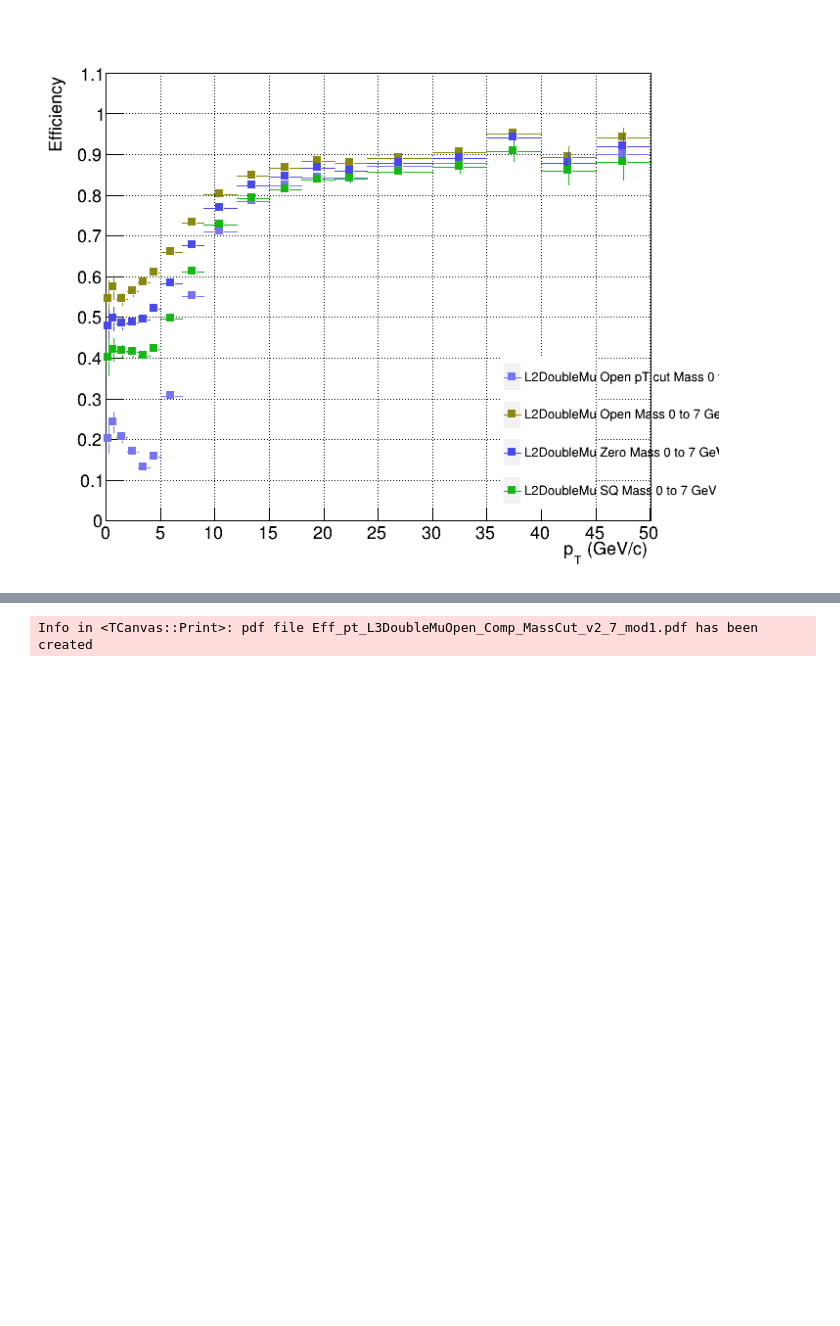
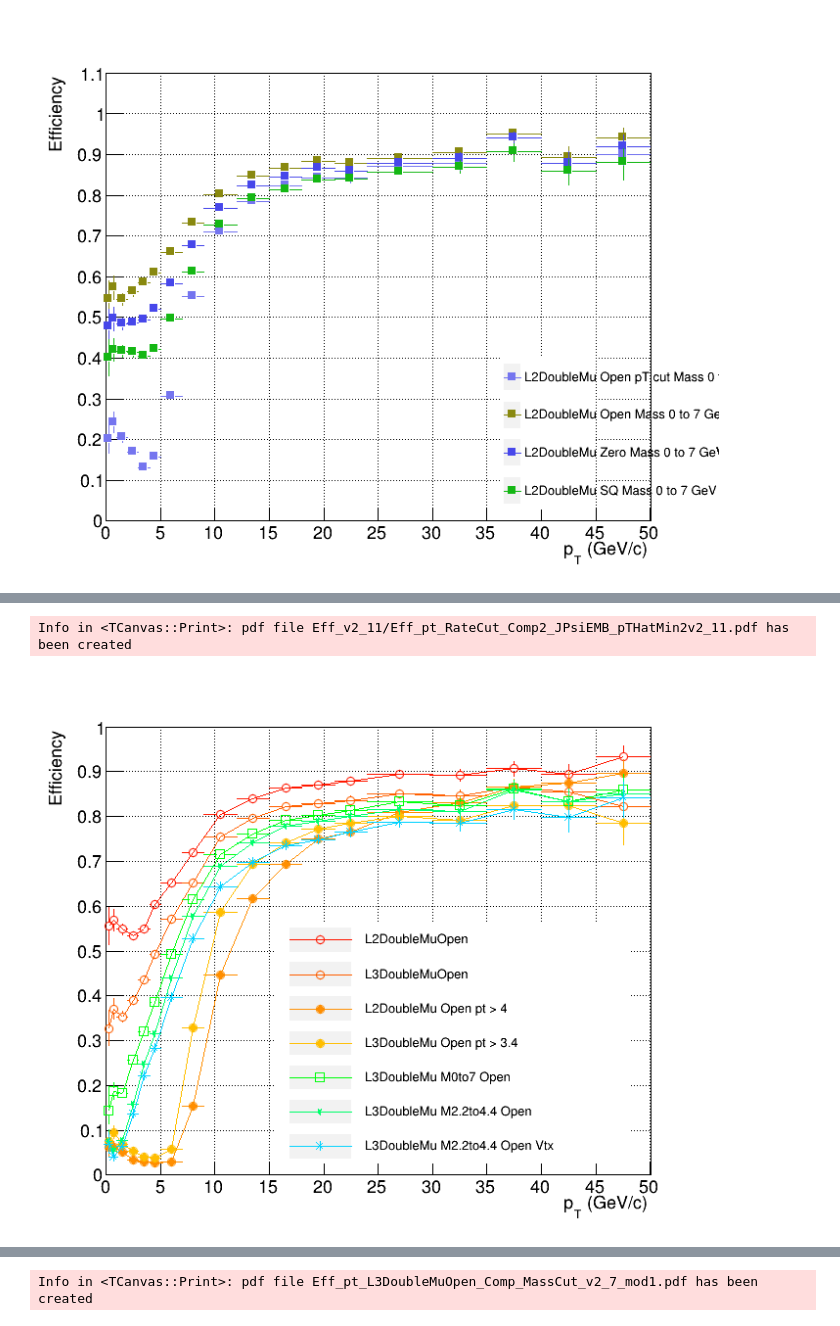
Before and after one commit to vince502/EffCalc, a Jupyter notebook: GetEfficiency.ipynb, the cells around one changed output, grey strips where cells are left out. Cells and saved outputs as stored; diff of their text form; code cells hidden in the pictures; blank space fills up the shorter version.

```diff
--- a/GetEfficiency.ipynb
+++ b/GetEfficiency.ipynb
@@ -229,3 +296,40 @@ Info in <TCanvas::Print>: pdf file Eff_v2_9/Eff_pt_DoubleMuOpenMass_Comp_JPsiEMB
+# %%
+
+leg.SetNColumns(1)
+leg.SetTextSize(0.024)
+leg.SetX1(0.35);leg.SetX2(0.87);leg.SetY1(0.12);leg.SetY2(0.55);
+leg.Clear()
+#canv, leg = DrawTrigSeq(f_out1.Get("L1DoubleMuOpen"), 'pt', canv, _col = 221, _leg = leg, _disc = "L1DoubleMuOpen v2-6")
+#canv, leg = DrawTrigSeq(f_out1.Get("L1DoubleMuZero"), 'pt', canv, _and = True, _col = 221, _leg = leg, _disc = "L1DoubleMuZero v2-6")
+#canv, leg = DrawTrigSeq(f_out1.Get("L1DoubleMuSQ"), 'pt', canv, _and = True, _col = 208, _leg = leg, _disc = "L1DoubleMu SQ v2-6")
+
+canv, leg = DrawTrigSeq(f_out2.Get("L2DoubleMuOpen"), 'pt', canv, _and = False, _col = getcolor(0), _leg = leg, _marker = 24, _disc = "L2DoubleMuOpen")# %s" % ver1)# v2-7-mod1")
+canv, leg = DrawTrigSeq(f_out2.Get("L3DoubleMuOpen"), 'pt', canv, _and = True, _col = getcolor(1), _leg = leg, _marker = 24, _disc = "L3DoubleMuOpen")# %s" % ver1)# v2-7-mod1")
+canv, leg = DrawTrigSeq(f_out2.Get("L2DoubleMuOpen"), 'pt_4p0', canv, _and = True, _col = getcolor(2), _leg = leg, _marker = 20, _disc = "L2DoubleMu Open pt > 4")# %s" % ver1)# v2-7-mod1")
+canv, leg = DrawTrigSeq(f_out2.Get("L3DoubleMuOpen"), 'pt_3p4', canv, _and = True, _col = getcolor(3), _leg = leg, _marker = 20, _disc = "L3DoubleMu Open pt > 3.4")# %s" % ver1)# v2-7-mod1")
+canv, leg = DrawTrigSeq(f_out2.Get("L3DoubleMuOpen_drMax3p5_M0to7_Open"), 'pt', canv, _and = True, _col = getcolor(10), _leg = leg, _marker = 25, _disc = "L3DoubleMu M0to7 Open")# %s" % ver1)# v2-7-mod1")
+canv, leg = DrawTrigSeq(f_out2.Get("L3DoubleMuOpen_drMax3p5_M2p2to4p4_Open"), 'pt', canv, _and = True, _col = getcolor(12), _leg = leg, _marker = 29, _disc = "L3DoubleMu M2.2to4.4 Open")# %s" % ver1)# v2-7-mod1")
+canv, leg = DrawTrigSeq(f_out2.Get("L3DoubleMuOpen_drMax3p5_M2p2to4p4_Open_Vtx"), 'pt', canv, _and = True, _col = getcolor(16), _leg = leg, _marker = 31, _disc = "L3DoubleMu M2.2to4.4 Open Vtx")# %s" % ver1)# v2-7-mod1")
+
+
+# canv, leg = DrawTrigSeq(f_out2.Get("L2DoubleMuZero"), 'pt', canv, _and = True, _col = getcolor(6), _leg = leg, _marker = 25, _disc = "L2DoubleMuZero")# %s" % ver1)# v2-7-mod1")
+# canv, leg = DrawTrigSeq(f_out2.Get("L3DoubleMuZero"), 'pt', canv, _and = True, _col = getcolor(8), _leg = leg, _marker = 25, _disc = "L3DoubleMuZero")# %s" % ver1)# v2-7-mod1")
+# canv, leg = DrawTrigSeq(f_out2.Get("L2DoubleMuZero"), 'pt_3p8', canv, _and = True, _col = getcolor(10), _leg = leg, _marker = 39,  _disc = "L2DoubleMuZero pt > 3.8")#%s" % ver1)# v2-7-mod1")
+# canv, leg = DrawTrigSeq(f_out2.Get("L3DoubleMuZero"), 'pt_3p1', canv, _and = True, _col = getcolor(12), _leg = leg, _marker = 21, _disc = "L3DoubleMuZero pt > 3.1")#%s" % ver1)# v2-7-mod1")
+
+# canv, leg = DrawTrigSeq(f_out2.Get("L2DoubleMuSQ"), 'pt', canv, _and = True, _col = getcolor(16), _leg = leg, _marker = 26, _disc = "L2DoubleMu SQ")# %s" % ver1)# v2-7-mod1")
+# canv, leg = DrawTrigSeq(f_out2.Get("L3DoubleMuSQ"), 'pt', canv, _and = True, _col = getcolor(18), _leg = leg, _marker = 26, _disc = "L3DoubleMu SQ")# %s" % ver1)# v2-7-mod1")
+# canv, leg = DrawTrigSeq(f_out2.Get("L2DoubleMuSQ"), 'pt_3p5', canv, _and = True, _col = getcolor(20), _leg = leg, _marker = 22, _disc = "L2DoubleMu SQ pt > 3.5")# %s" % ver1)# v2-7-mod1")
+# canv, leg = DrawTrigSeq(f_out2.Get("L3DoubleMuSQ"), 'pt_3p0', canv, _and = True, _col = getcolor(22), _leg = leg, _marker = 22, _disc = "L3DoubleMu SQ pt > 3")# %s" % ver1)# v2-7-mod1")
+
+# canv, leg = DrawTrigSeq(f_leg.Get("HLT_HIL1DoubleMuOpen_v"), 'pt', canv, _and = True, _col = 2, _leg = leg, _disc = "HLT_HIL1DoubleMu0_Legacy_v")
+leg.DrawClone()
+canv.Draw()
+canv.SaveAs("%s/Eff_pt_RateCut_Comp2_%s.pdf" % (pltdir, ver) )
+leg.Clear()
+# %% [output]
+Info in <TCanvas::Print>: pdf file Eff_v2_11/Eff_pt_RateCut_Comp2_JPsiEMB_pTHatMin2v2_11.pdf has been created
+[figure, added]
 # %%
 leg.Clear()
 leg.SetX1(0.52);leg.SetX2(0.87);leg.SetY1(0.12);leg.SetY2(0.35); tg = "L2DoubleMuOpen"
```
Also changed, not shown: parts of 14 cells of this notebook, 6 other files.
